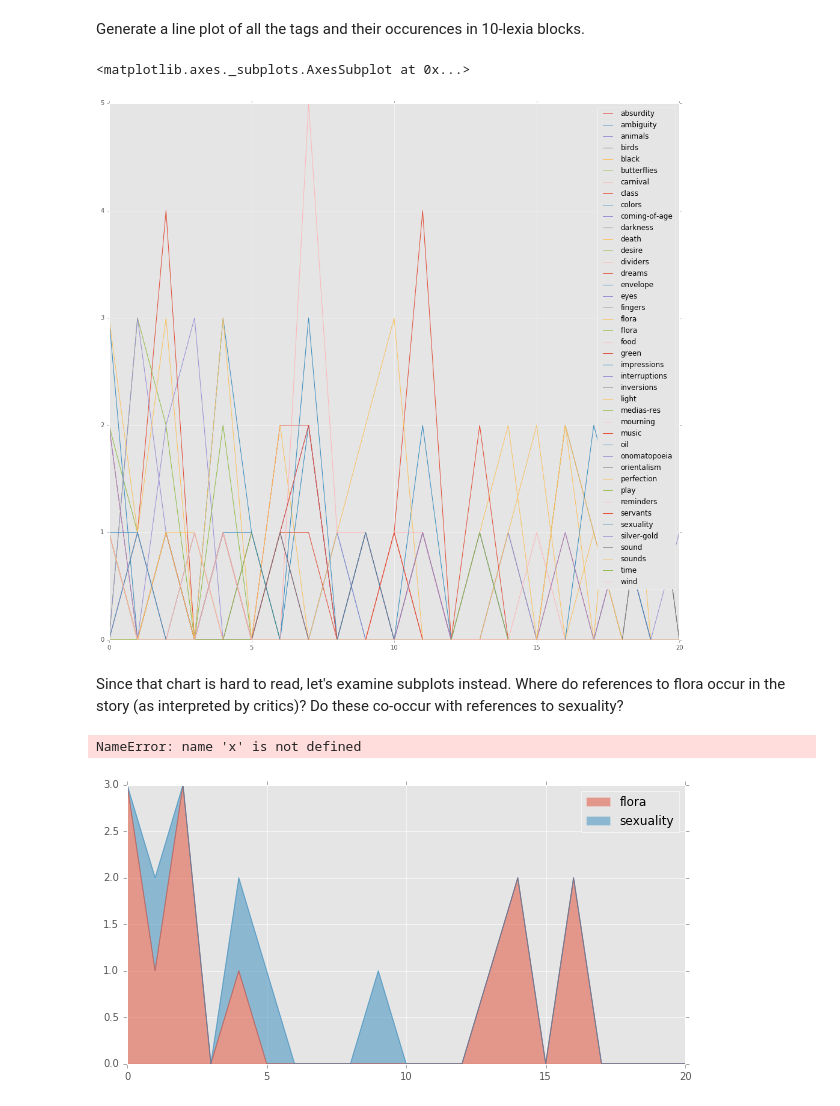
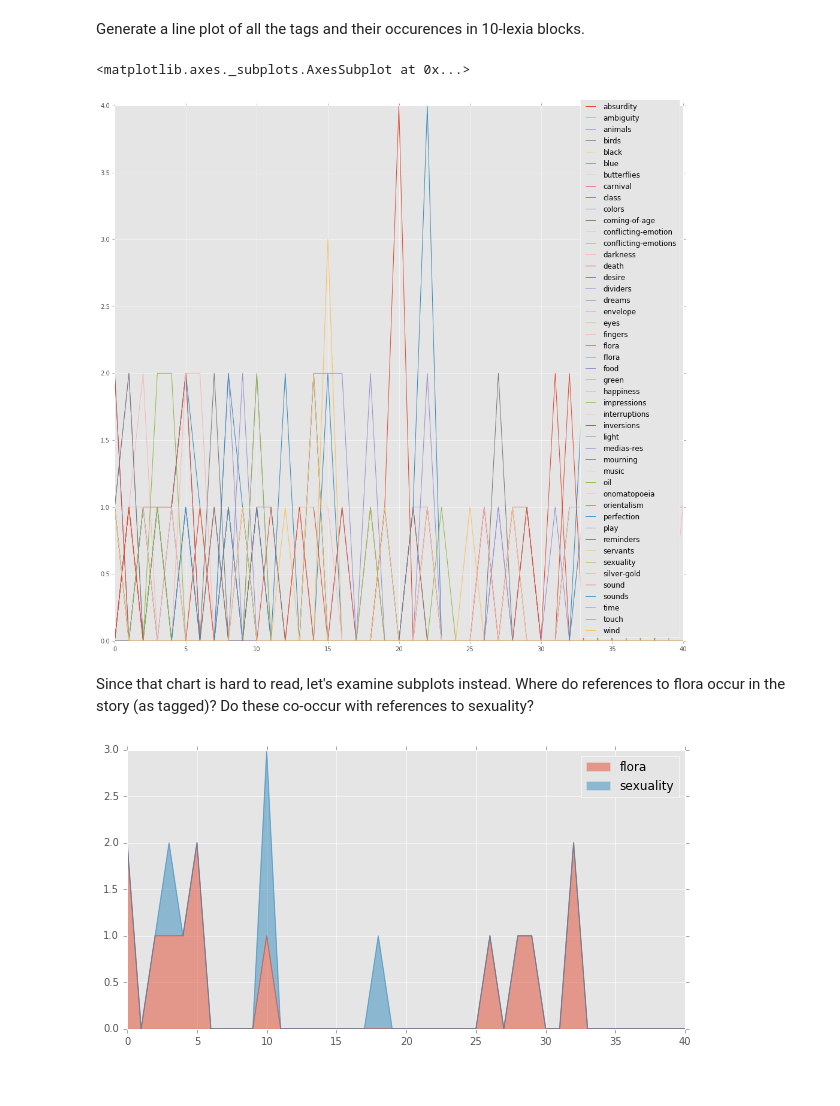
Before and after one commit to JonathanReeve/corpus-mansfield-garden-party-TEI, a Jupyter notebook: garden-party-tag-stats.ipynb, the cells around one changed output. Drawn from its saved outputs; the diff is of its cells as text; code cells hidden in the pictures.

```diff
--- a/garden-party-tag-stats.ipynb
+++ b/garden-party-tag-stats.ipynb
@@ -98,7 +100,7 @@ mostFrequentTags.plot(kind='bar', alpha=0.5, figsize=(12,5))
 # %% [markdown]
 Group lexia by 10s, so the data are more meaningful than ones and zeroes.
 # %%
-def chunkdf(df, chunkSize=10):
+def chunkdf(df, chunkSize=5):
     groups = df.groupby(lambda x: floor(x/chunkSize)).sum()
     return groups
 groups = chunkdf(df)
@@ -108,22 +110,17 @@ Generate a line plot of all the tags and their occurences in 10-lexia blocks.
 groups.plot(figsize=(17,16))
 # %% [output]
 <matplotlib.axes._subplots.AxesSubplot at 0x...>
-[figure, old version]
+[figure, new version]
 # %% [markdown]
-Since that chart is hard to read, let's examine subplots instead. Where do references to flora occur in the story (as interpreted by critics)? Do these co-occur with references to sexuality?
+Since that chart is hard to read, let's examine subplots instead. Where do references to flora occur in the story (as tagged)? Do these co-occur with references to sexuality?
 # %%
 def plotTags(tags, thisdf=groups):
-    thisdf[tags].plot(kind='area', alpha=0.5, figsize=(10,5))
+    plot = thisdf[tags].plot(kind='area', alpha=0.5, figsize=(10,5))
+    plot.
-# %%
-cmap = plt.get_cmap('cubehelix')
-indices = np.linspace(0, cmap.N, len(x))
-my_colors = [cmap(int(i)) for i in indices]
-# %% [output]
-NameError: name 'x' is not defined
 # %%
-plotTags(['flora', 'sexuality'])
+fs = plotTags(['flora', 'sexuality'])
 # %% [output]
-[figure, old version]
+[figure, new version]
 # %%
 plotTags(['flora', 'butterflies'])
 # %% [output]
```
Also changed, not shown: parts of 14 cells of this notebook, 8 other files.
